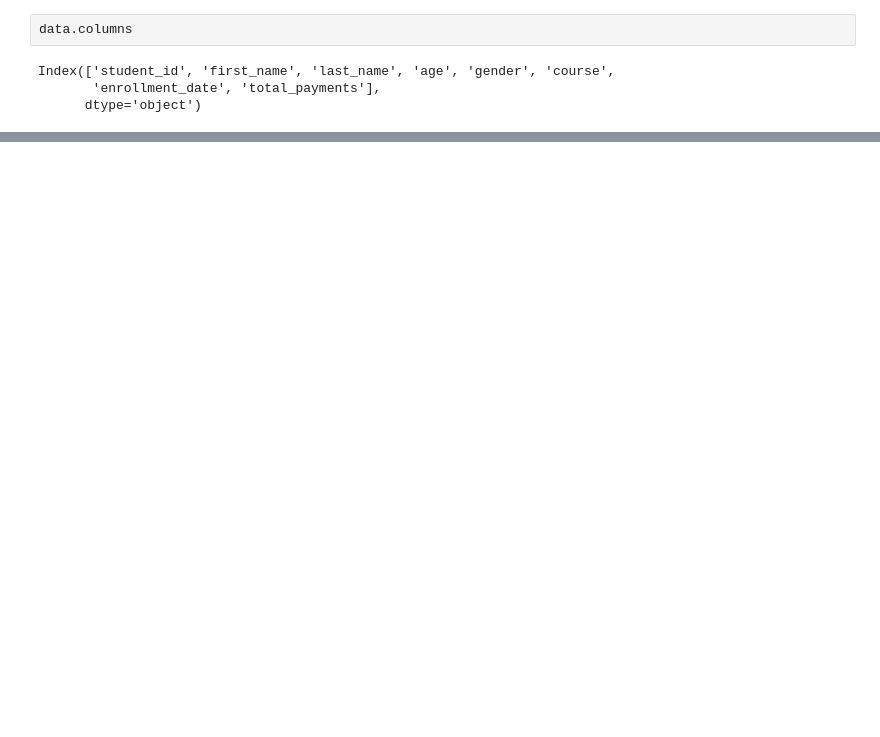
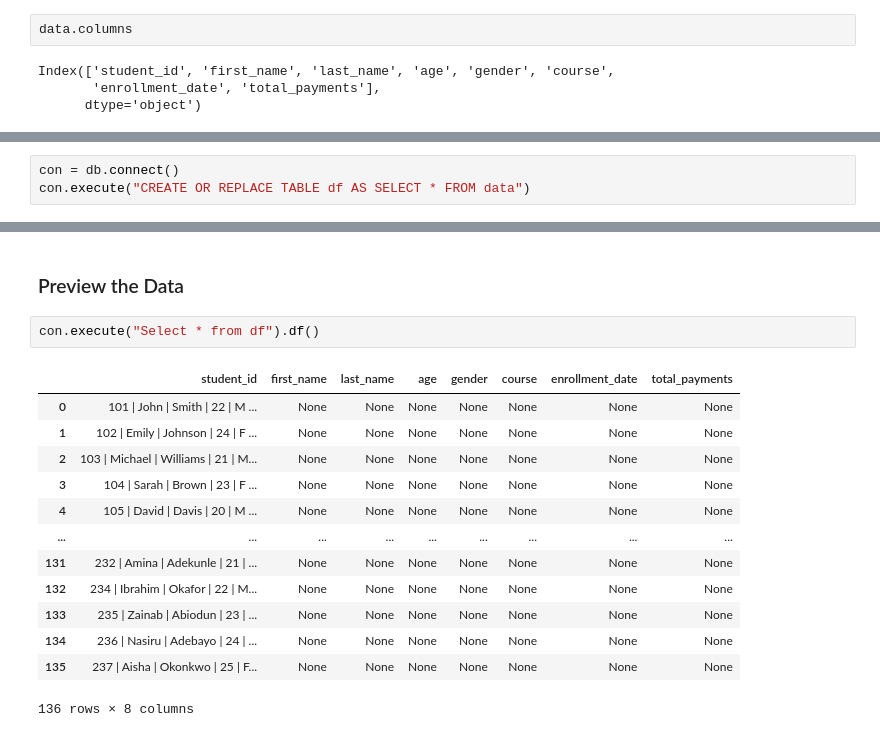
Before and after one commit to No1Deku/Practice-Projects, a Jupyter notebook: Student_Enrollment_data/proj_data_cleaning.ipynb, the cells around one changed output, grey strips where cells are left out. Saved outputs shown, nothing was run; the diff lists cells and outputs as text; blank space fills up the shorter version.

```diff
--- a/Student_Enrollment_data/proj_data_cleaning.ipynb
+++ b/Student_Enrollment_data/proj_data_cleaning.ipynb
@@ -352,0 +48,3 @@ WHERE enrollment_date LIKE '20__%'
+# %%
+con = db.connect()
+con.execute("CREATE OR REPLACE TABLE df AS SELECT * FROM data")
@@ -352,0 +60,18 @@ WHERE enrollment_date LIKE '20__%'
+# %% [markdown]
+### Preview the Data
+# %%
+con.execute("Select * from df").df()
+# %% [output]
+|  | student_id | first_name | last_name | age | gender | course | enrollment_date | total_payments |
+| 0 | 101 | John | Smith | 22 | M ... | None | None | None | None | None | None | None |
+| 1 | 102 | Emily | Johnson | 24 | F ... | None | None | None | None | None | None | None |
+| 2 | 103 | Michael | Williams | 21 | M... | None | None | None | None | None | None | None |
+| 3 | 104 | Sarah | Brown | 23 | F ... | None | None | None | None | None | None | None |
+| 4 | 105 | David | Davis | 20 | M ... | None | None | None | None | None | None | None |
+| ... | ... | ... | ... | ... | ... | ... | ... | ... |
+| 131 | 232 | Amina | Adekunle | 21 | ... | None | None | None | None | None | None | None |
+| 132 | 234 | Ibrahim | Okafor | 22 | M... | None | None | None | None | None | None | None |
+| 133 | 235 | Zainab | Abiodun | 23 | ... | None | None | None | None | None | None | None |
+| 134 | 236 | Nasiru | Adebayo | 24 | ... | None | None | None | None | None | None | None |
+| 135 | 237 | Aisha | Okonkwo | 25 | F... | None | None | None | None | None | None | None |
+136 rows × 8 columns
```
Also changed, not shown: parts of 64 cells of this notebook.
